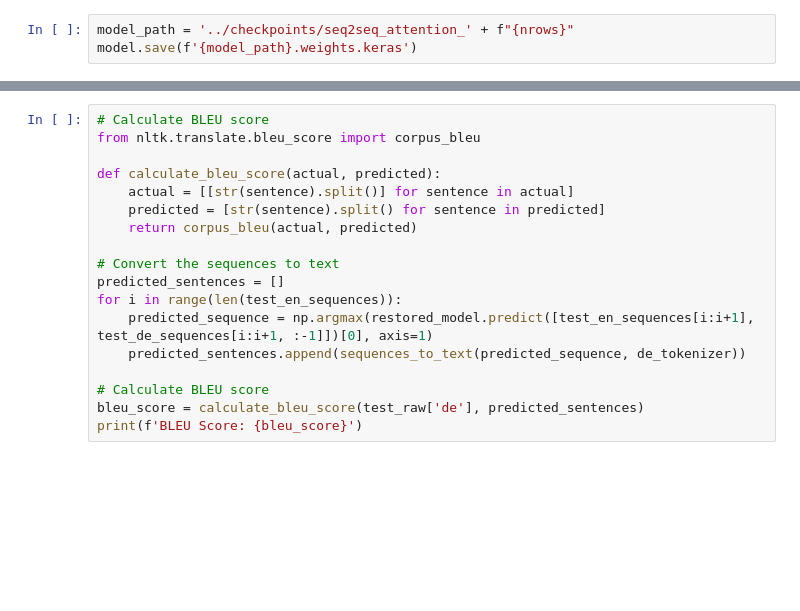
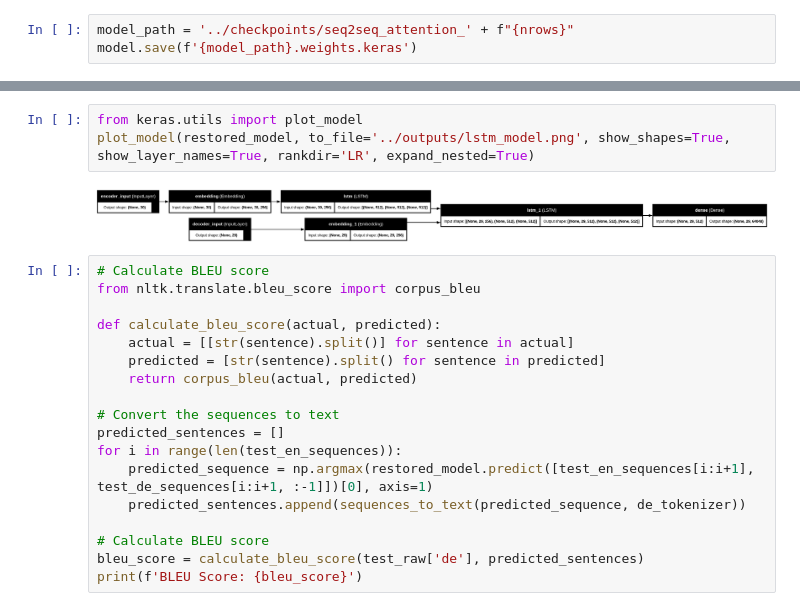
Before and after one commit to Shurtu-gal/neural-machine-translation, a Jupyter notebook: model/train.ipynb, the cells around one changed output, grey strips where cells are left out. Drawn from its saved outputs; the diff is of its cells as text; blank space fills up the shorter version.

```diff
--- a/model/train.ipynb
+++ b/model/train.ipynb
@@ -314,6 +305,11 @@ Predicted German: der fall ist die die zugang source mit wichtiger von stadt mit
 English: the residents of the bischoffreundorferweg reported that a car was wrapped in toilet paper and its wheel trims stolen
 German: ein anwohner im bischoffreundorferweg meldete dass sein pkw mit klopapier eingewickelt und seine radzierblenden entwendet wurden
 Predicted German: weiterer ist jahr ist ist die die mit der und und die menge zu und
+# %%
+from keras.utils import plot_model
+plot_model(restored_model, to_file='../outputs/lstm_model.png', show_shapes=True, show_layer_names=True, rankdir='LR', expand_nested=True)
+# %% [output]
+[figure, added]
 # %%
 # Calculate BLEU score
 from nltk.translate.bleu_score import corpus_bleu
```
Also changed, not shown: parts of 3 cells of this notebook, 7 other files.
